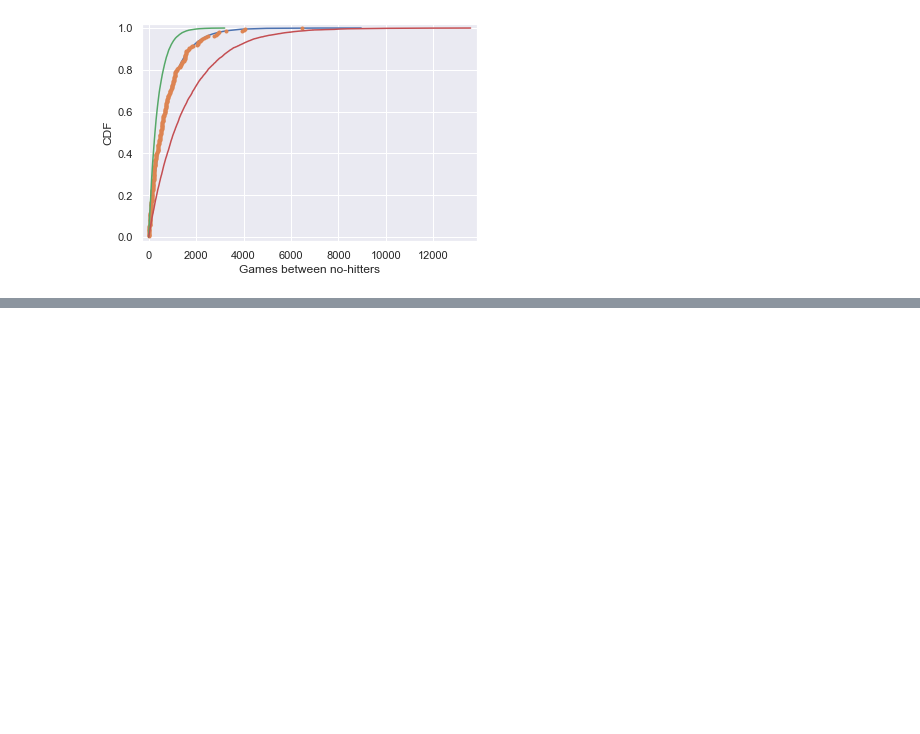
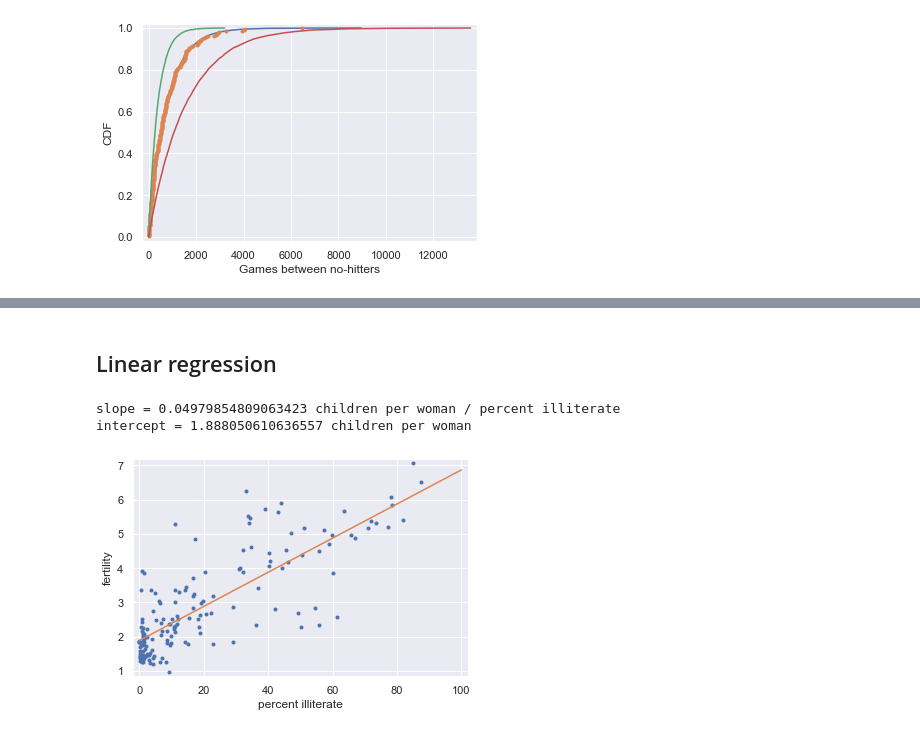
Before and after one commit to ArashMohsenijam/Statistical-Thinking, a Jupyter notebook: Statistical Thinking (Part 2).ipynb, the cells around one changed output, grey strips where cells are left out. Saved outputs shown, nothing was run; the diff lists cells and outputs as text; code cells hidden in the pictures; blank space fills up the shorter version.

```diff
--- a/Statistical Thinking (Part 2).ipynb
+++ b/Statistical Thinking (Part 2).ipynb
@@ -118,0 +188,29 @@ plt.show()
+# %% [markdown]
+## Linear regression
+# %%
+# Plot the illiteracy rate versus fertility
+_ = plt.plot(illiteracy, fertility, marker='.', linestyle='none')
+plt.margins(0.02)
+_ = plt.xlabel('percent illiterate')
+_ = plt.ylabel('fertility')
+
+# Perform a linear regression using np.polyfit(): a, b
+a, b = np.polyfit(illiteracy,fertility,1)
+
+# Print the results to the screen
+print('slope =', a, 'children per woman / percent illiterate')
+print('intercept =', b, 'children per woman')
+
+# Make theoretical line to plot
+x = np.array([0,100])
+y = a * x + b
+
+# Add regression line to your plot
+_ = plt.plot(x, y)
+
+# Draw the plot
+plt.show()
+# %% [output]
+slope = 0.04979854809063423 children per woman / percent illiterate
+intercept = 1.888050610636557 children per woman
+[figure, added]
```
Also changed, not shown: parts of 5 cells of this notebook, 10 other files.
